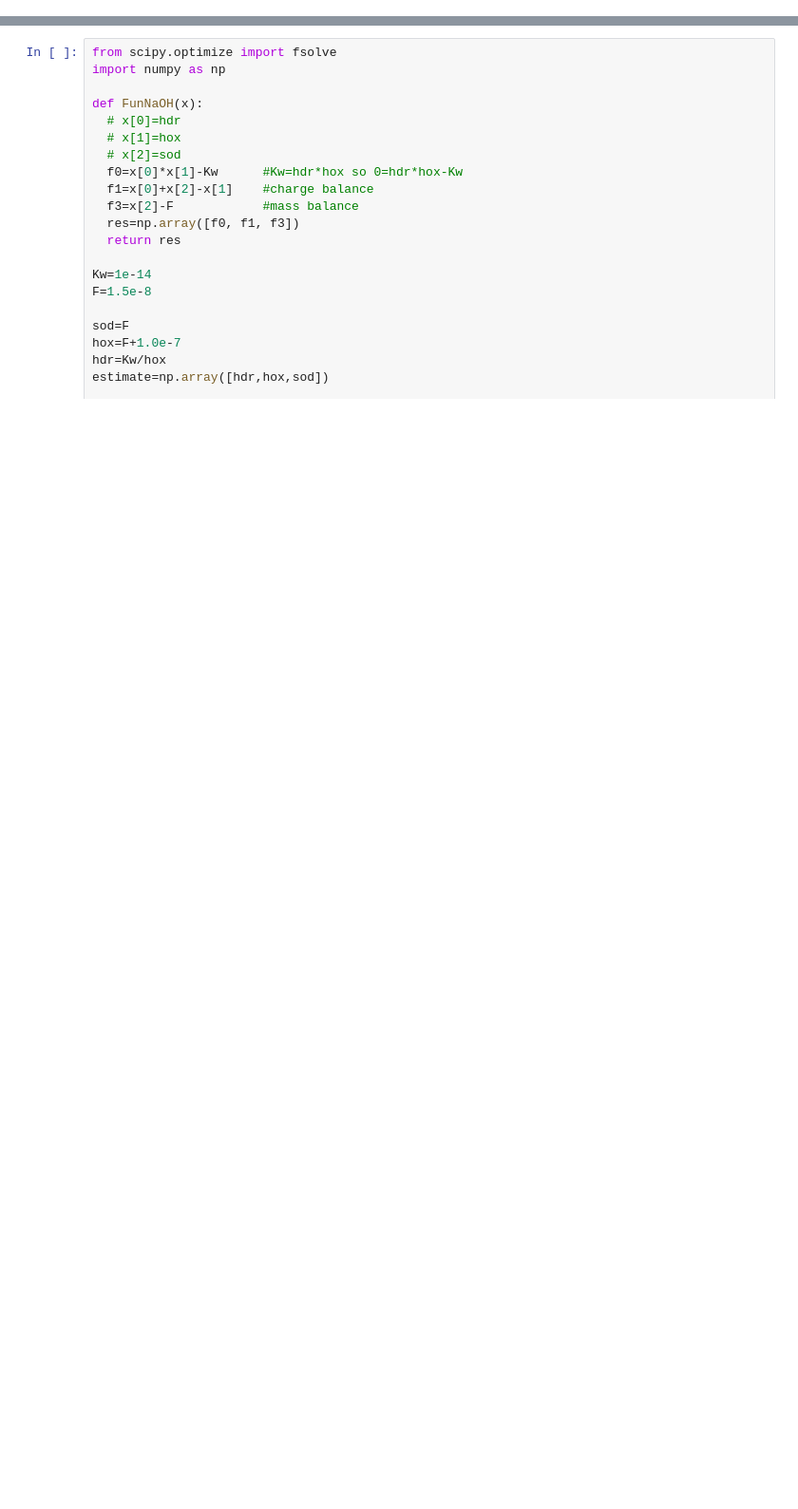
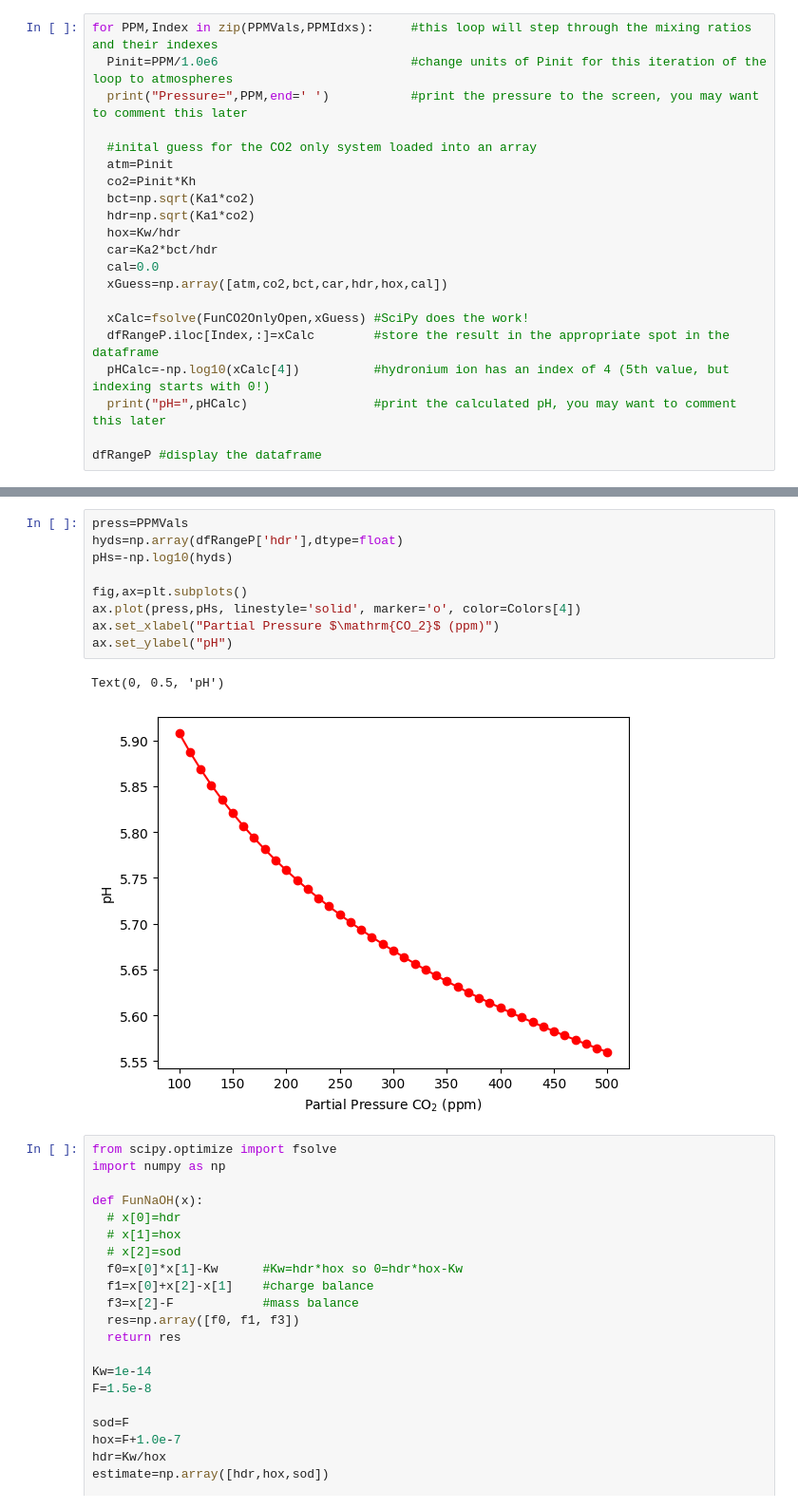
Before and after one commit to wphall/CO2-Equilibrium, a Jupyter notebook: Handling_Data_with_Pandas_and_Matplotlib.ipynb, the cells around one changed output, grey strips where cells are left out. Shown at 95% size. Cells and saved outputs as stored; diff of their text form; blank space fills up the shorter version.

```diff
--- a/Handling_Data_with_Pandas_and_Matplotlib.ipynb
+++ b/Handling_Data_with_Pandas_and_Matplotlib.ipynb
@@ -22,0 +105,21 @@ Group I (X)	|Group I (Y)	|Group II (X)	|Group II (Y)	|Group III (X)	|Group III (
+# %%
+for PPM,Index in zip(PPMVals,PPMIdxs):     #this loop will step through the mixing ratios and their indexes
+  Pinit=PPM/1.0e6                          #change units of Pinit for this iteration of the loop to atmospheres
+  print("Pressure=",PPM,end=' ')           #print the pressure to the screen, you may want to comment this later
+
+  #inital guess for the CO2 only system loaded into an array
+  atm=Pinit
+  co2=Pinit*Kh
+  bct=np.sqrt(Ka1*co2)
+  hdr=np.sqrt(Ka1*co2)
+  hox=Kw/hdr
+  car=Ka2*bct/hdr
+  cal=0.0
+  xGuess=np.array([atm,co2,bct,car,hdr,hox,cal])
+
+  xCalc=fsolve(FunCO2OnlyOpen,xGuess) #SciPy does the work!
+  dfRangeP.iloc[Index,:]=xCalc        #store the result in the appropriate spot in the dataframe
+  pHCalc=-np.log10(xCalc[4])          #hydronium ion has an index of 4 (5th value, but indexing starts with 0!)
+  print("pH=",pHCalc)                 #print the calculated pH, you may want to comment this later
+
+dfRangeP #display the dataframe
@@ -23,3 +167,15 @@ Group I (X)	|Group I (Y)	|Group II (X)	|Group II (Y)	|Group III (X)	|Group III (
+# %%
+press=PPMVals
+hyds=np.array(dfRangeP['hdr'],dtype=float)
+pHs=-np.log10(hyds)
+
+fig,ax=plt.subplots()
+ax.plot(press,pHs, linestyle='solid', marker='o', color=Colors[4])
+ax.set_xlabel("Partial Pressure $\mathrm{CO_2}$ (ppm)")
+ax.set_ylabel("pH")
+# %% [output]
+Text(0, 0.5, 'pH')
+[figure, added]
 # %%
 from scipy.optimize import fsolve
 import numpy as np
```
Also changed, not shown: parts of 5 cells of this notebook.
